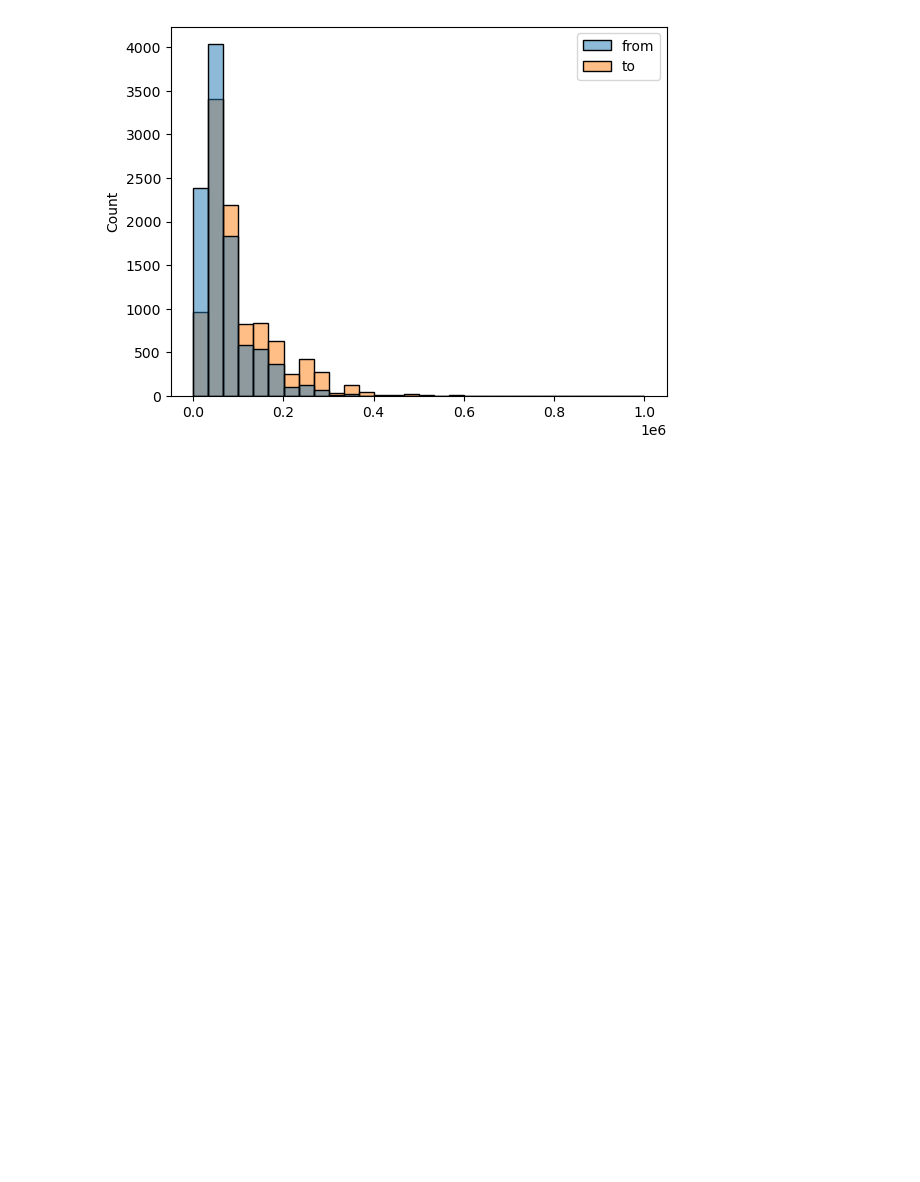
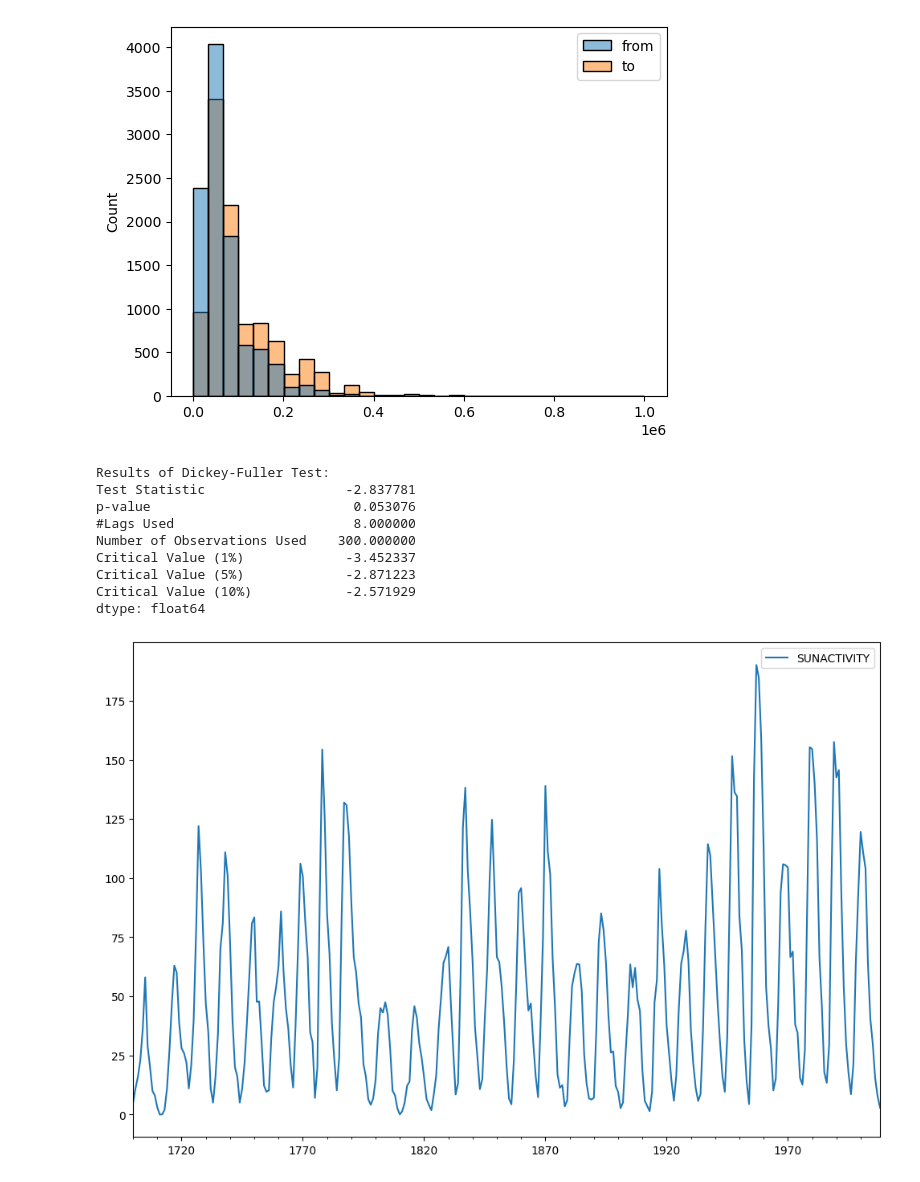
Before and after one commit to hoittoken/Python, a Jupyter notebook: Py/Projects/project_2/Project_2_Ноутбук_шаблон.ipynb, the cells around one changed output. Saved outputs shown, nothing was run; the diff lists cells and outputs as text; code cells hidden in the pictures; blank space fills up the shorter version.

```diff
--- a/Py/Projects/project_2/Project_2_Ноутбук_шаблон.ipynb
+++ b/Py/Projects/project_2/Project_2_Ноутбук_шаблон.ipynb
@@ -666,3 +668,47 @@ sns.histplot(data=df, bins=30)
 # %% [output]
 <Axes: ylabel='Count'>
 [figure]
+# %%
+import matplotlib.pyplot as plt
+import numpy as np
+import pandas as pd
+import statsmodels.api as sm
+
+sunspots = sm.datasets.sunspots.load_pandas().data
+
+sunspots.index = pd.Index(sm.tsa.datetools.dates_from_range("1700", "2008"))
+del sunspots["YEAR"]
+
+sunspots.plot(figsize=(12, 8))
+
+
+from statsmodels.tsa.stattools import adfuller
+
+def adf_test(timeseries):
+    print("Results of Dickey-Fuller Test:")
+    dftest = adfuller(timeseries, autolag="AIC")
+    dfoutput = pd.Series(
+        dftest[0:4],
+        index=[
+            "Test Statistic",
+            "p-value",
+            "#Lags Used",
+            "Number of Observations Used",
+        ],
+    )
+    for key, value in dftest[4].items():
+        dfoutput["Critical Value (%s)" % key] = value
+    print(dfoutput)
+
+adf_test(sunspots)
+# %% [output]
+Results of Dickey-Fuller Test:
+Test Statistic                  -2.837781
+p-value                          0.053076
+#Lags Used                       8.000000
+Number of Observations Used    300.000000
+Critical Value (1%)             -3.452337
+Critical Value (5%)             -2.871223
+Critical Value (10%)            -2.571929
+dtype: float64
+[figure, added]
```
Also changed, not shown: parts of 3 cells of this notebook, 10 other files.
